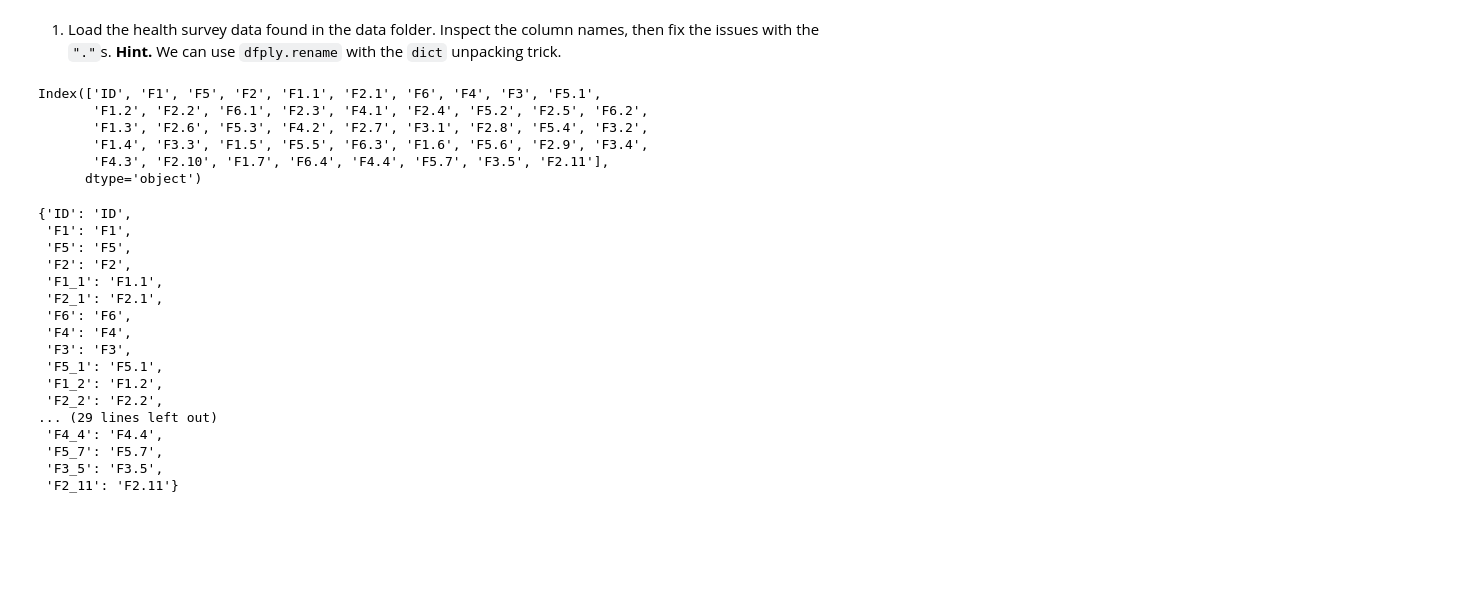
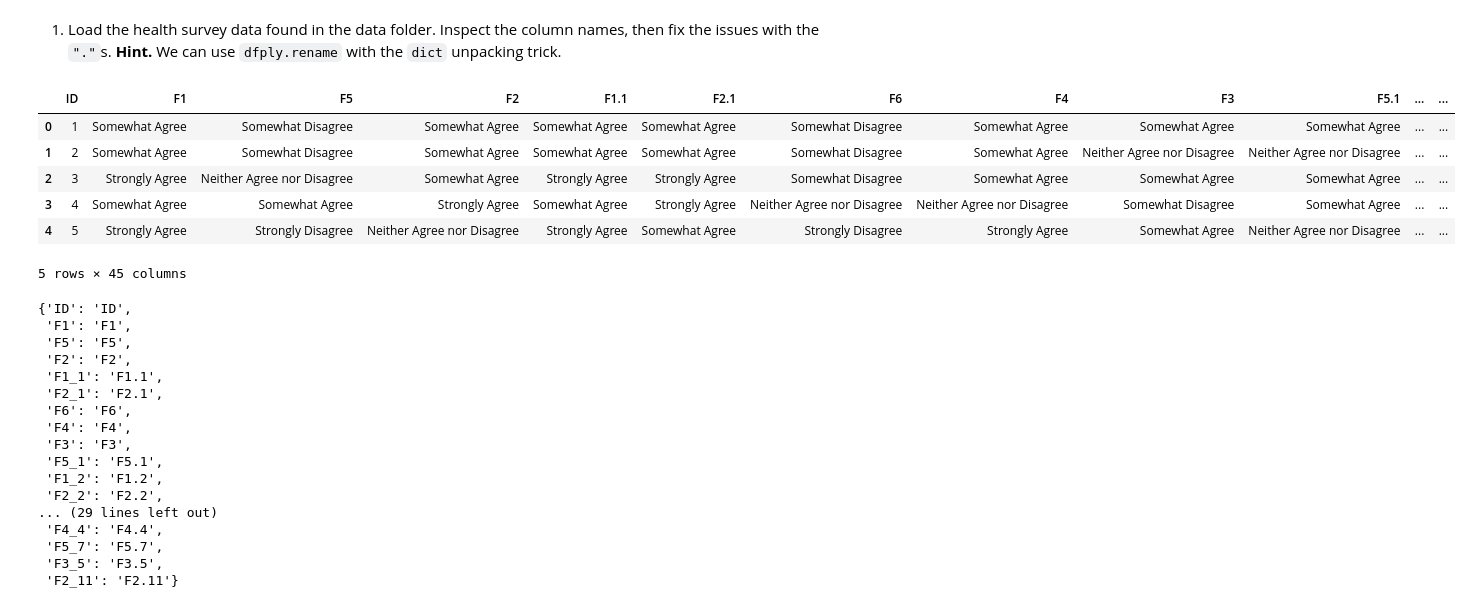
Before and after one commit to dustinvk03/act3_2_recoding_and_aggregating_survey_data, a Jupyter notebook: act3_2_recoding_survey_data.ipynb, the cells around one changed output. Drawn from its saved outputs; the diff is of its cells as text; code cells hidden in the pictures; blank space fills up the shorter version.

```diff
--- a/act3_2_recoding_survey_data.ipynb
+++ b/act3_2_recoding_survey_data.ipynb
@@ -27,14 +27,15 @@ from more_dfply import recode
 # Your code here
 survey = pd.read_csv('./data/health_survey.csv')
 # %%
-survey.columns
+survey.head()
 # %% [output]
+|  | ID | F1 | F5 | F2 | F1.1 | F2.1 | F6 | F4 | F3 | F5.1 | ... | ... |
+| 0 | 1 | Somewhat Agree | Somewhat Disagree | Somewhat Agree | Somewhat Agree | Somewhat Agree | Somewhat Disagree | Somewhat Agree | Somewhat Agree | Somewhat Agree | ... | ... |
+| 1 | 2 | Somewhat Agree | Somewhat Disagree | Somewhat Agree | Somewhat Agree | Somewhat Agree | Somewhat Disagree | Somewhat Agree | Neither Agree nor Disagree | Neither Agree nor Disagree | ... | ... |
+| 2 | 3 | Strongly Agree | Neither Agree nor Disagree | Somewhat Agree | Strongly Agree | Strongly Agree | Somewhat Disagree | Somewhat Agree | Somewhat Agree | Somewhat Agree | ... | ... |
+| 3 | 4 | Somewhat Agree | Somewhat Agree | Strongly Agree | Somewhat Agree | Strongly Agree | Neither Agree nor Disagree | Neither Agree nor Disagree | Somewhat Disagree | Somewhat Agree | ... | ... |
+| 4 | 5 | Strongly Agree | Strongly Disagree | Neither Agree nor Disagree | Strongly Agree | Somewhat Agree | Strongly Disagree | Strongly Agree | Somewhat Agree | Neither Agree nor Disagree | ... | ... |
-Index(['ID', 'F1', 'F5', 'F2', 'F1.1', 'F2.1', 'F6', 'F4', 'F3', 'F5.1',
-       'F1.2', 'F2.2', 'F6.1', 'F2.3', 'F4.1', 'F2.4', 'F5.2', 'F2.5', 'F6.2',
-       'F1.3', 'F2.6', 'F5.3', 'F4.2', 'F2.7', 'F3.1', 'F2.8', 'F5.4', 'F3.2',
-       'F1.4', 'F3.3', 'F1.5', 'F5.5', 'F6.3', 'F1.6', 'F5.6', 'F2.9', 'F3.4',
-       'F4.3', 'F2.10', 'F1.7', 'F6.4', 'F4.4', 'F5.7', 'F3.5', 'F2.11'],
-      dtype='object')
+5 rows × 45 columns
 # %%
 new_names =   {c.replace('.', '_') : c  for c in survey.columns }
 new_names
```
Also changed, not shown: parts of 21 cells of this notebook, 3 other files.
